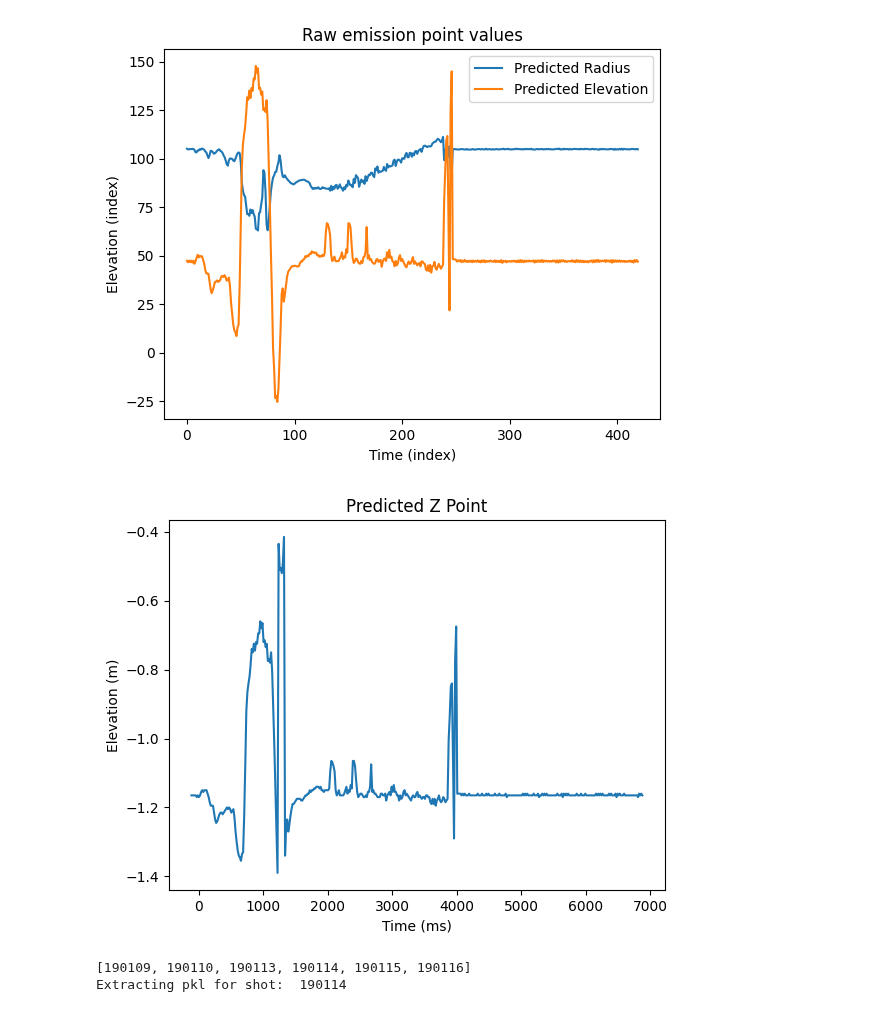
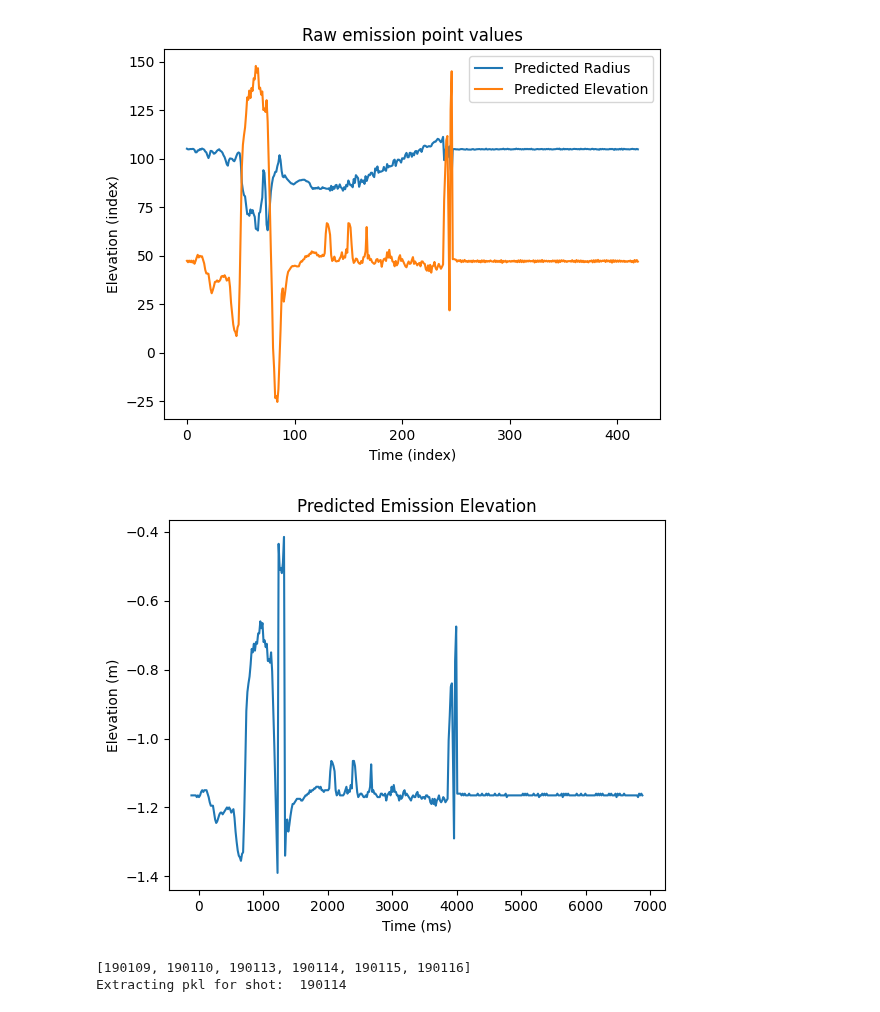
Before and after one commit to PlasmaControl/plasma-tv, a Jupyter notebook: notebooks/tangtv_pipeline.ipynb, the cells around one changed output. Saved outputs shown, nothing was run; the diff lists cells and outputs as text; code cells hidden in the pictures.

```diff
--- a/notebooks/tangtv_pipeline.ipynb
+++ b/notebooks/tangtv_pipeline.ipynb
@@ -75,13 +83,13 @@ plt.show()
 # %%
 real_pred_r = radii[np.round(pred_r).astype(int)]
 real_pred_z = elevation[np.round(pred_z).astype(int)]
 plt.ylabel("Elevation (m)")
 plt.xlabel("Time (ms)")
 plt.plot(vid_times,real_pred_z)
-plt.title("Predicted Z Point")
+plt.title("Predicted Emission Elevation")
 plt.show()
 # %% [output]
-[figure, old version]
+[figure, new version]
 # %%
 pkl_path = '../data/external/toksearch/detach.pkl'
 
```
Also changed, not shown: parts of 24 cells of this notebook, 1 other file.
